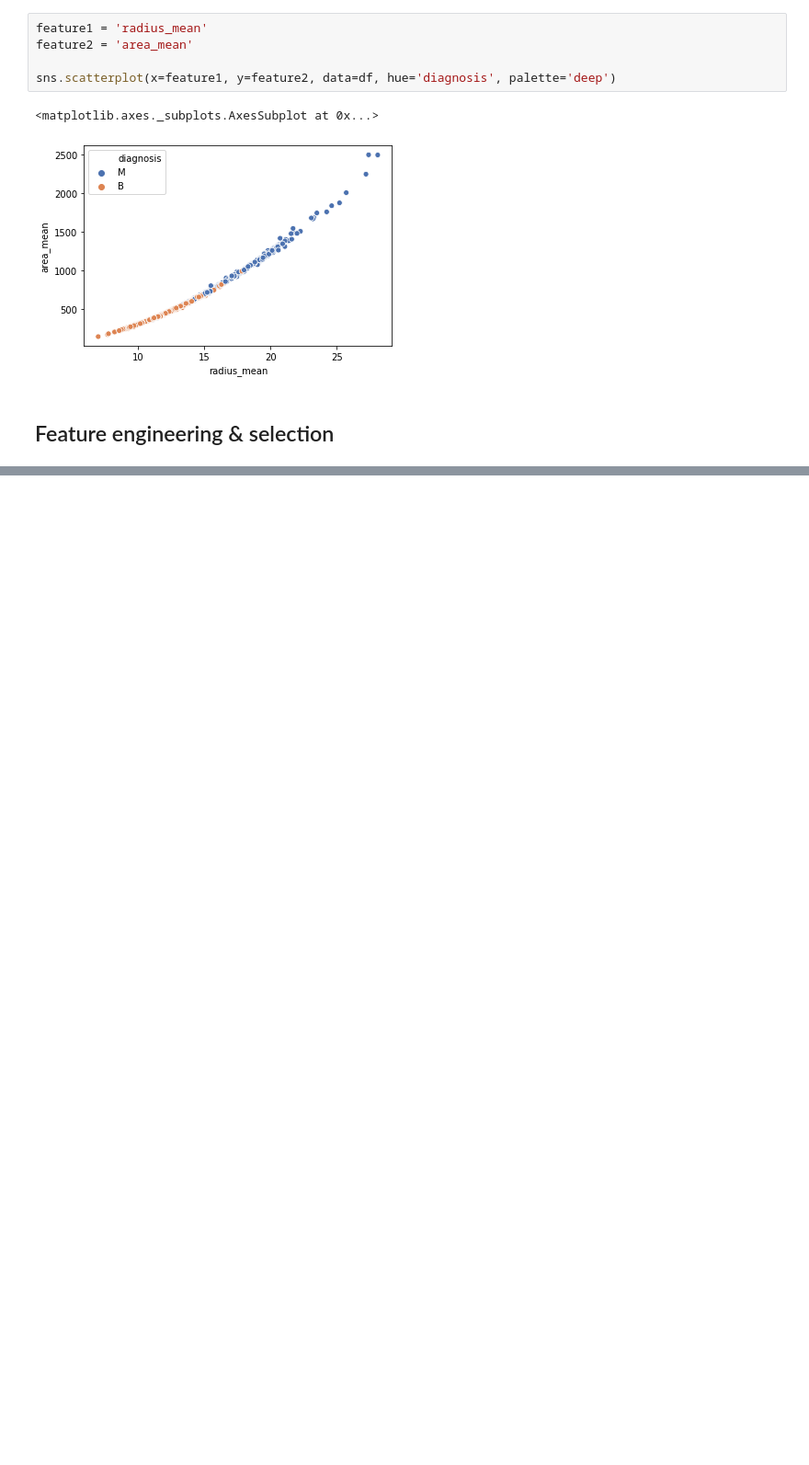
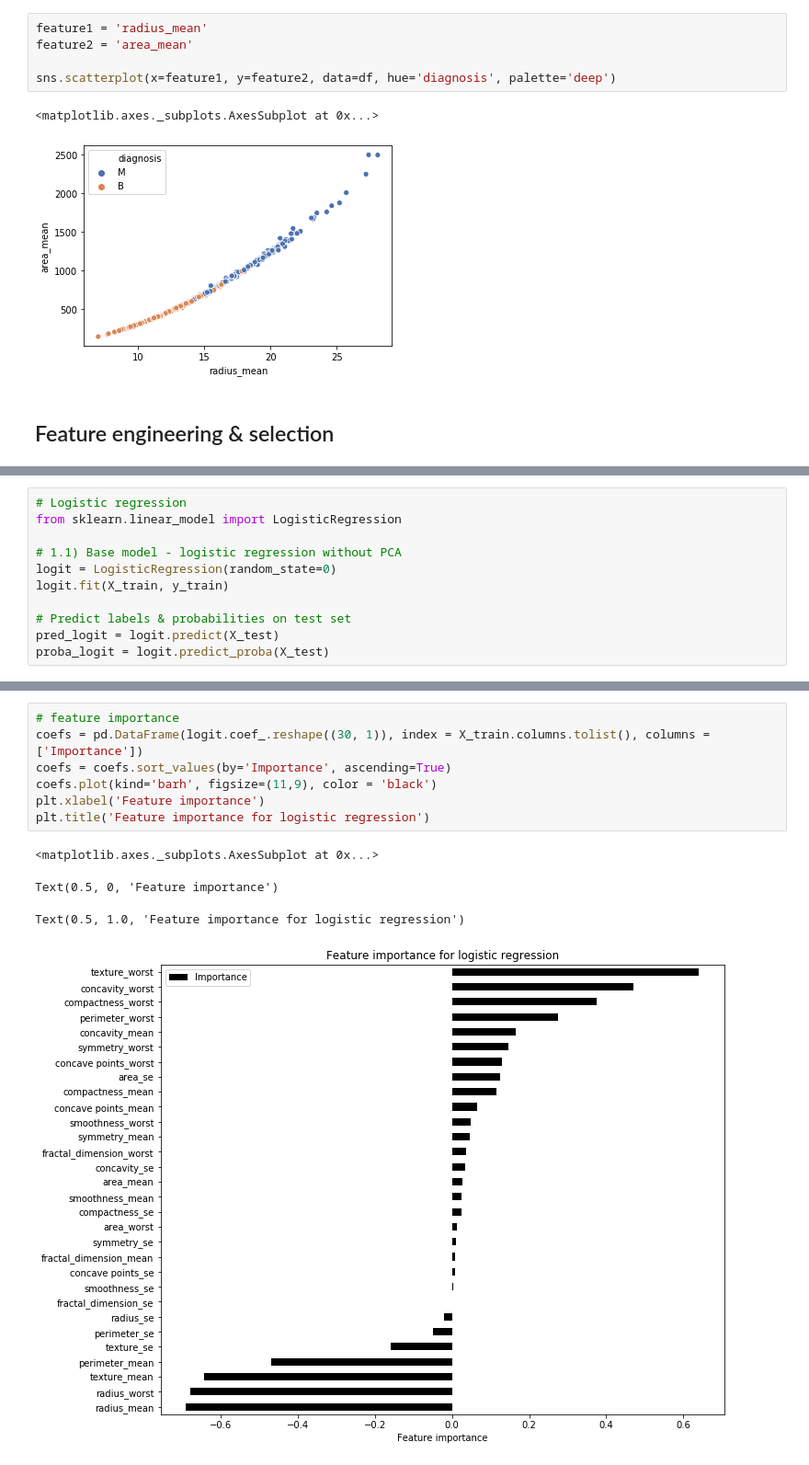
Before and after one commit to yoonichung/BreastCancerPrediction, a Jupyter notebook: BreastCancerPrediction_YC.ipynb, the cells around one changed output, grey strips where cells are left out. Shown at 92% size. Cells and saved outputs as stored; diff of their text form; blank space fills up the shorter version.

```diff
--- a/BreastCancerPrediction_YC.ipynb
+++ b/BreastCancerPrediction_YC.ipynb
@@ -174,0 +229,11 @@ y = df['diagnosis']
+# %%
+# Logistic regression
+from sklearn.linear_model import LogisticRegression
+
+# 1.1) Base model - logistic regression without PCA
+logit = LogisticRegression(random_state=0)
+logit.fit(X_train, y_train)
+
+# Predict labels & probabilities on test set
+pred_logit = logit.predict(X_test)
+proba_logit = logit.predict_proba(X_test)
@@ -174,0 +259,12 @@ y = df['diagnosis']
+# %%
+# feature importance
+coefs = pd.DataFrame(logit.coef_.reshape((30, 1)), index = X_train.columns.tolist(), columns = ['Importance'])
+coefs = coefs.sort_values(by='Importance', ascending=True)
+coefs.plot(kind='barh', figsize=(11,9), color = 'black')
+plt.xlabel('Feature importance')
+plt.title('Feature importance for logistic regression')
+# %% [output]
+<matplotlib.axes._subplots.AxesSubplot at 0x...>
+Text(0.5, 0, 'Feature importance')
+Text(0.5, 1.0, 'Feature importance for logistic regression')
+[figure, added]
```
Also changed, not shown: parts of 24 cells of this notebook.
